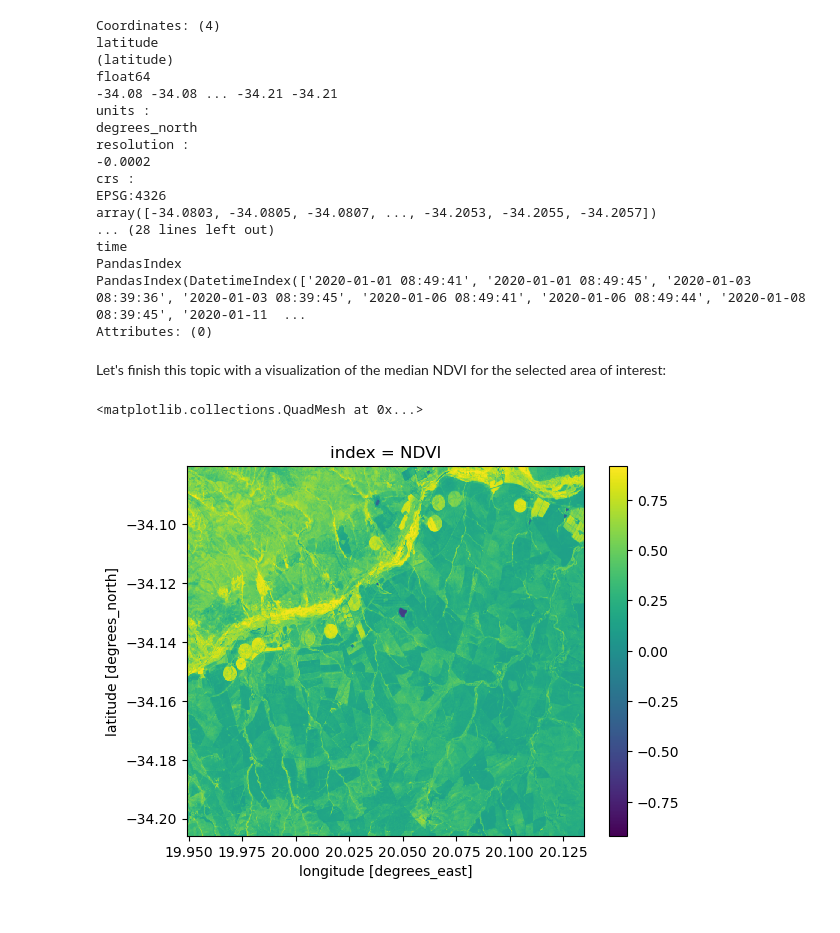
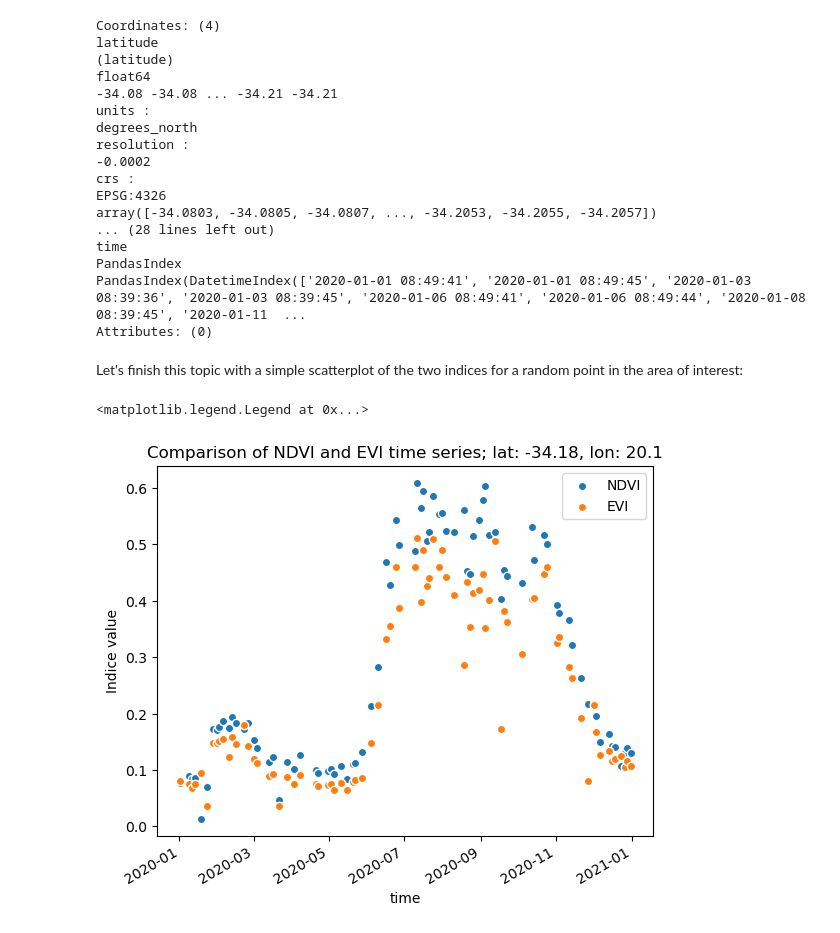
Before and after one commit to Jena-Earth-Observation-School/sdc-tools, a Jupyter notebook: _sources/content/02_Getting_Started/02_00_How_to.ipynb, the cells around one changed output. Cells and saved outputs as stored; diff of their text form; code cells hidden in the pictures.

```diff
--- a/_sources/content/02_Getting_Started/02_00_How_to.ipynb
+++ b/_sources/content/02_Getting_Started/02_00_How_to.ipynb
@@ -248,10 +243,20 @@ PandasIndex
 PandasIndex(DatetimeIndex(['2020-01-01 08:49:41', '2020-01-01 08:49:45', '2020-01-03 08:39:36', '2020-01-03 08:39:45', '2020-01-06 08:49:41', '2020-01-06 08:49:44', '2020-01-08 08:39:45', '2020-01-11  ...
 Attributes: (0)
 # %% [markdown]
-Let's finish this topic with a visualization of the median NDVI for the selected
-area of interest:
+Let's finish this topic with a simple scatterplot of the two indices for a random point
+in the area of interest:
-# %%
-ndvi.median(dim='time').plot(cmap='viridis')
-# %% [output]
-<matplotlib.collections.QuadMesh at 0x...>
-[figure, removed]
+# %%
+import matplotlib.pyplot as plt
+
+pt = (20.1, -34.18)
+ndvi_pt = ndvi.sel(longitude=pt[0], latitude=pt[1], method="nearest")
+evi_pt = evi.sel(longitude=pt[0], latitude=pt[1], method="nearest")
+
+ndvi_pt.plot.scatter(x="time", label="NDVI")
+evi_pt.plot.scatter(x="time", label="EVI")
+plt.title(f"Comparison of NDVI and EVI time series; lat: {pt[1]}, lon: {pt[0]}")
+plt.ylabel("Indice value")
+plt.legend()
+# %% [output]
+<matplotlib.legend.Legend at 0x...>
+[figure, added]
```
Also changed, not shown: parts of 10 cells of this notebook, 4 other files.
